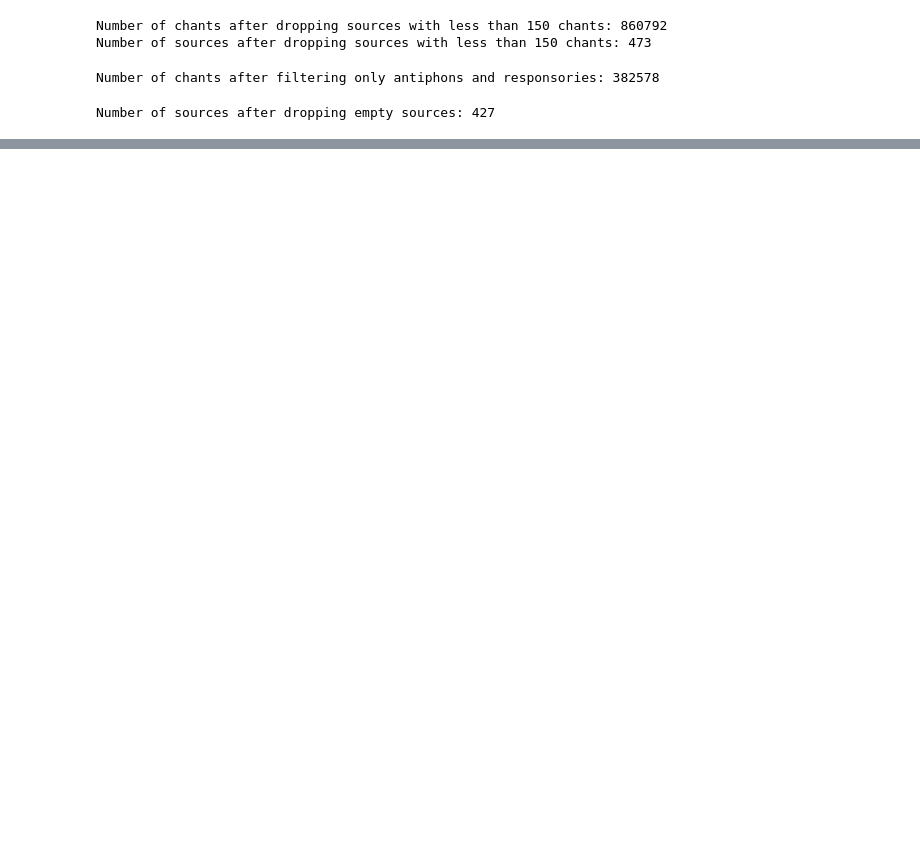
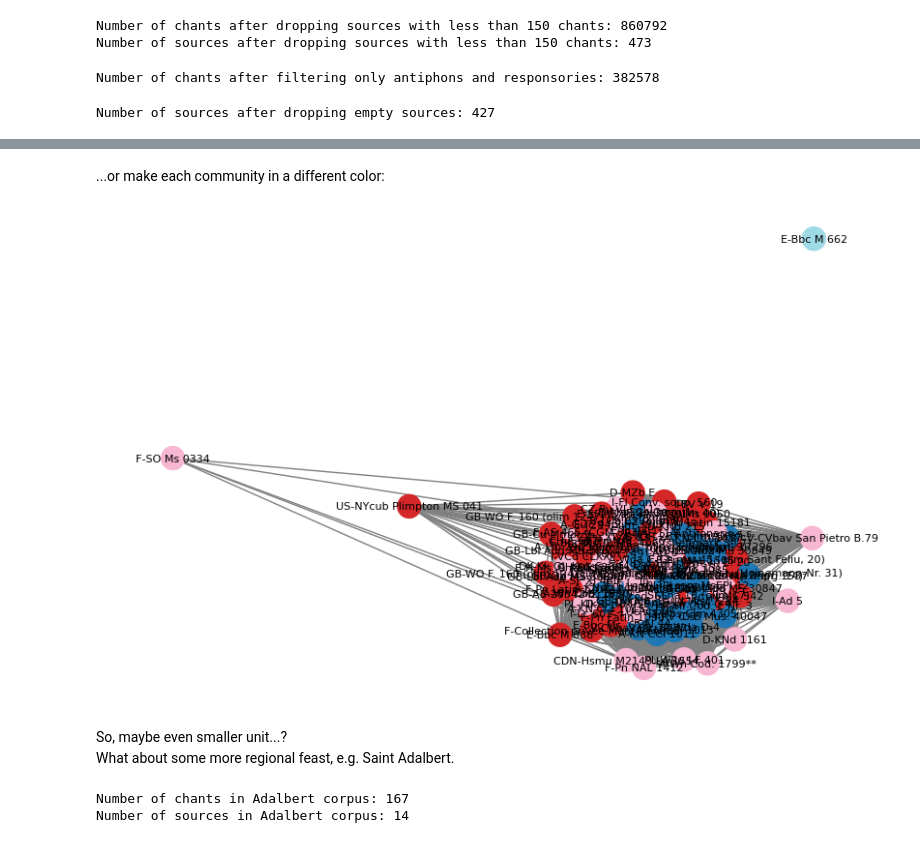
Before and after one commit to dact-chant/PyCantus, a Jupyter notebook: tutorials/03_repertoire_traditions.ipynb, the cells around one changed output, grey strips where cells are left out. Drawn from its saved outputs; the diff is of its cells as text; code cells hidden in the pictures; blank space fills up the shorter version.

```diff
--- a/tutorials/03_repertoire_traditions.ipynb
+++ b/tutorials/03_repertoire_traditions.ipynb
@@ -43,8 +47,9 @@ Number of sources after dropping sources with less than 150 chants: 473
 from pycantus.filtration import Filter
 a_r_filter = Filter('a_r_filter')
 a_r_filter.add_value_include('genre', ['A', 'R']) # A = antiphon, R = responsory
-cantuscorpus.apply_filter(a_r_filter)
-print(f'Number of chants after filtering only antiphons and responsories: {len(cantuscorpus.chants)}')
+a_r_cantuscorpus = copy.copy(cantuscorpus)
+a_r_cantuscorpus.apply_filter(a_r_filter)
+print(f'Number of chants after filtering only antiphons and responsories: {len(a_r_cantuscorpus.chants)}')
 # %% [output]
 Number of chants after filtering only antiphons and responsories: 382578
 # %%
@@ -68,0 +209,40 @@ from networkx import louvain_communities
+# %% [markdown]
+...or make each community in a different color:
+# %%
+# Assign community index to each node
+node2comm = {}
+for comm_idx, comm_nodes in enumerate(purification_lauds_comms):
+    for node in comm_nodes:
+        node2comm[node] = comm_idx
+
+# Get colors for each node based on community
+node_colors = [node2comm[node] for node in graph_purification_lauds.nodes()]
+
+# Draw graph
+pos = nx.spring_layout(graph_purification_lauds, k=0.5, iterations=50, seed=42)
+plt.figure(figsize=(8, 5))
+nx.draw(
+    graph_purification_lauds, pos,
+    with_labels=True, font_size=8,
+    node_color=node_colors, cmap=plt.cm.tab20,  # tab20 gives up to 20 distinct colors
+    node_size=300, edge_color="gray"
+)
+
+plt.show()
+# %% [output]
+[figure, added]
+# %% [markdown]
+So, maybe even smaller unit...?
+What about some more regional feast, e.g. Saint Adalbert.
+# %%
+# Filter the Cantus corpus bigger sources antiphons and responsories for chants of Saint Adalbert
+adalbert_filter = Filter('adalbert_filter')
+adalbert_filter.add_value_include('feast', ['Adalberti'])
+adalbert_cantuscorpus = copy.copy(a_r_cantuscorpus)
+adalbert_cantuscorpus.apply_filter(adalbert_filter)
+adalbert_cantuscorpus.drop_empty_sources()
+print(f'Number of chants in Adalbert corpus: {len(adalbert_cantuscorpus.chants)}')
+print(f'Number of sources in Adalbert corpus: {len(adalbert_cantuscorpus.sources)}')
+# %% [output]
+Number of chants in Adalbert corpus: 167
+Number of sources in Adalbert corpus: 14
```
Also changed, not shown: parts of 45 cells of this notebook.
